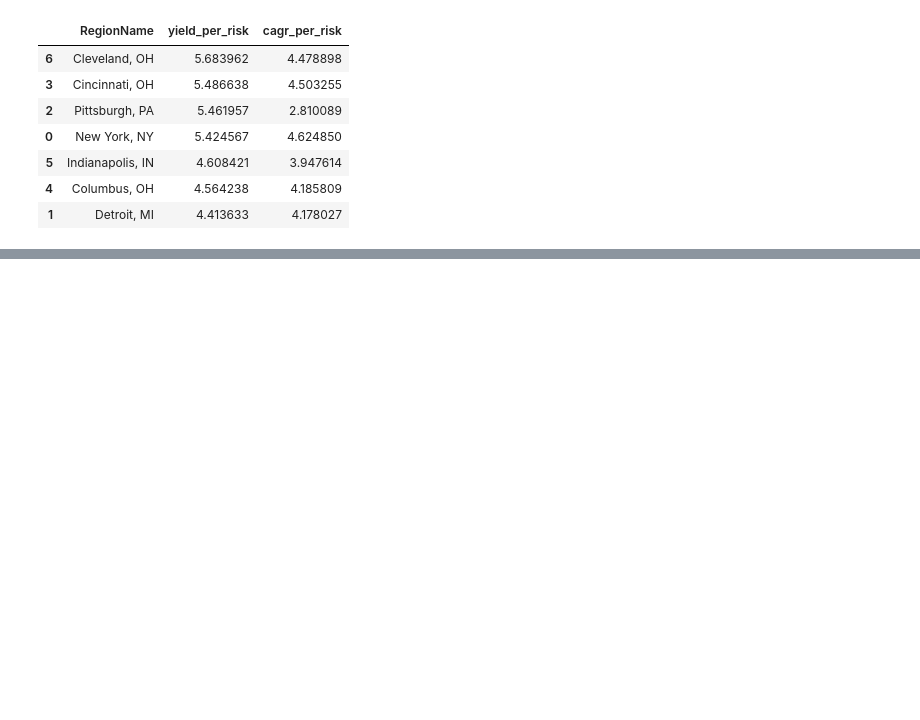
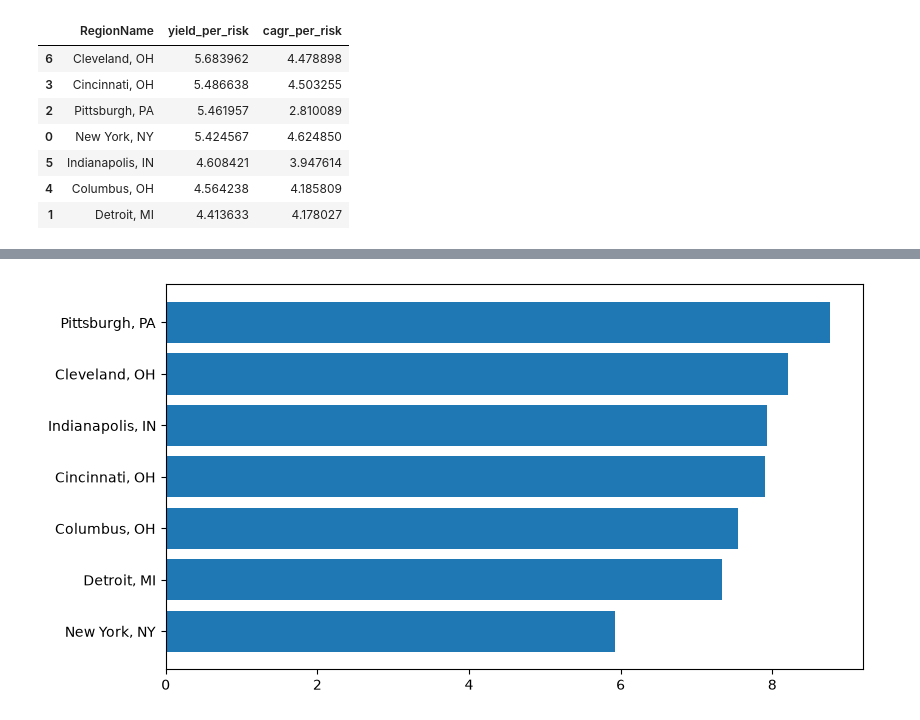
Before and after one commit to mrudangjikar/metro-housing-analysis, a Jupyter notebook: notebooks/metro_analysis.ipynb, the cells around one changed output, grey strips where cells are left out. Cells and saved outputs as stored; diff of their text form; code cells hidden in the pictures; blank space fills up the shorter version.

```diff
--- a/notebooks/metro_analysis.ipynb
+++ b/notebooks/metro_analysis.ipynb
@@ -385,0 +394,6 @@ summary.to_csv("../data/summary_metrics.csv", index=False)
+# %%
+plt.figure(figsize=(9, 5))
+plt.barh(plot_data["RegionName"], plot_data["gross_yield"] * 100)
+plt.show()
+# %% [output]
+[figure, added]
```
Also changed, not shown: parts of 11 cells of this notebook, 2 other files.
